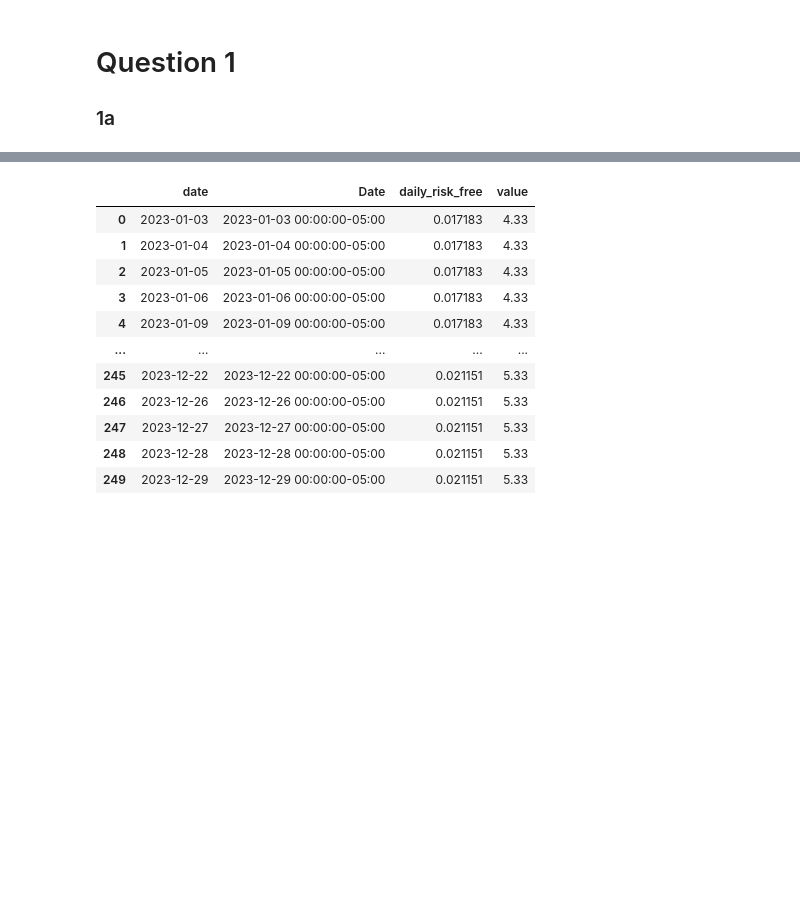
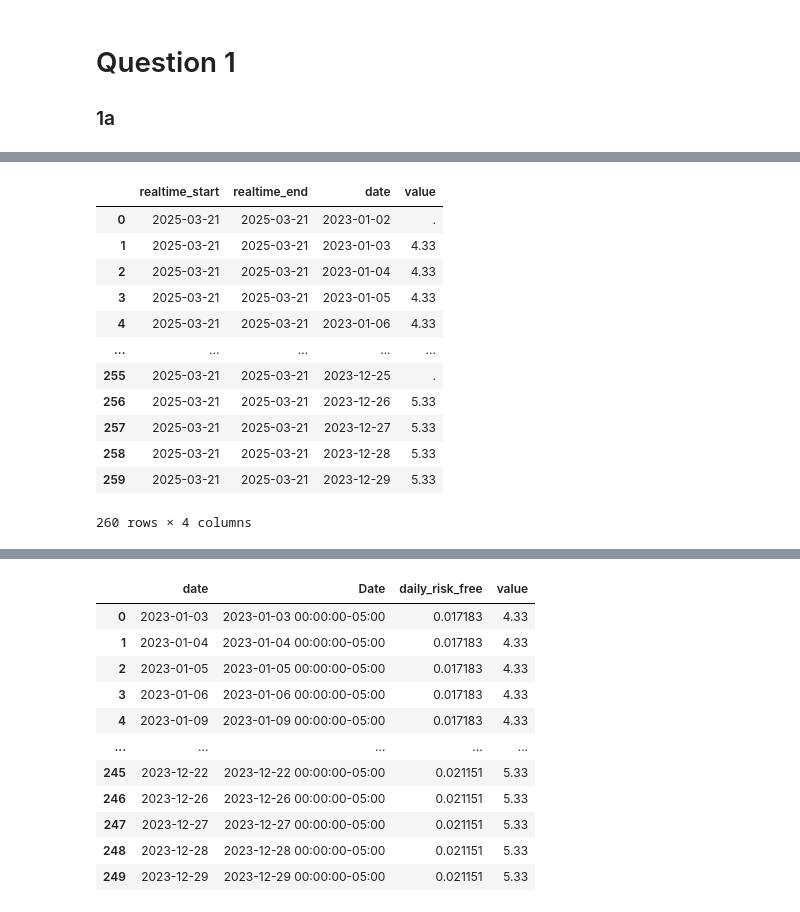
Before and after one commit to benhunt19/algo-trading-project, a Jupyter notebook: dataExploration.ipynb, the cells around one changed output, grey strips where cells are left out. Saved outputs shown, nothing was run; the diff lists cells and outputs as text; code cells hidden in the pictures; blank space fills up the shorter version.

Commit message:
Friday afternoon save to start of the model Test Framework

```diff
--- a/dataExploration.ipynb
+++ b/dataExploration.ipynb
@@ -46,9 +47,24 @@ yf_df[DATE_STRING] = yf_df[YF_DATE].dt.strftime('%Y-%m-%d')
 # %%
 # Get Fred data for EFFR
 fred = Fred()
+load_dotenv()
 fred.env_api_key_found()
-os.environ
 fred_df = fred.get_series_df(EFFR_TICKER, observation_start=START_DATE, observation_end=END_DATE)
+fred_df
+# %% [output]
+|  | realtime_start | realtime_end | date | value |
+| 0 | 2025-03-21 | 2025-03-21 | 2023-01-02 | . |
+| 1 | 2025-03-21 | 2025-03-21 | 2023-01-03 | 4.33 |
+| 2 | 2025-03-21 | 2025-03-21 | 2023-01-04 | 4.33 |
+| 3 | 2025-03-21 | 2025-03-21 | 2023-01-05 | 4.33 |
+| 4 | 2025-03-21 | 2025-03-21 | 2023-01-06 | 4.33 |
+| ... | ... | ... | ... | ... |
+| 255 | 2025-03-21 | 2025-03-21 | 2023-12-25 | . |
+| 256 | 2025-03-21 | 2025-03-21 | 2023-12-26 | 5.33 |
+| 257 | 2025-03-21 | 2025-03-21 | 2023-12-27 | 5.33 |
+| 258 | 2025-03-21 | 2025-03-21 | 2023-12-28 | 5.33 |
+| 259 | 2025-03-21 | 2025-03-21 | 2023-12-29 | 5.33 |
+260 rows × 4 columns
 # %%
 # Clean and manipulate Fred data
 fred_cols = fred_df.columns
```
Also changed, not shown: parts of 6 cells of this notebook, 9 other files.
